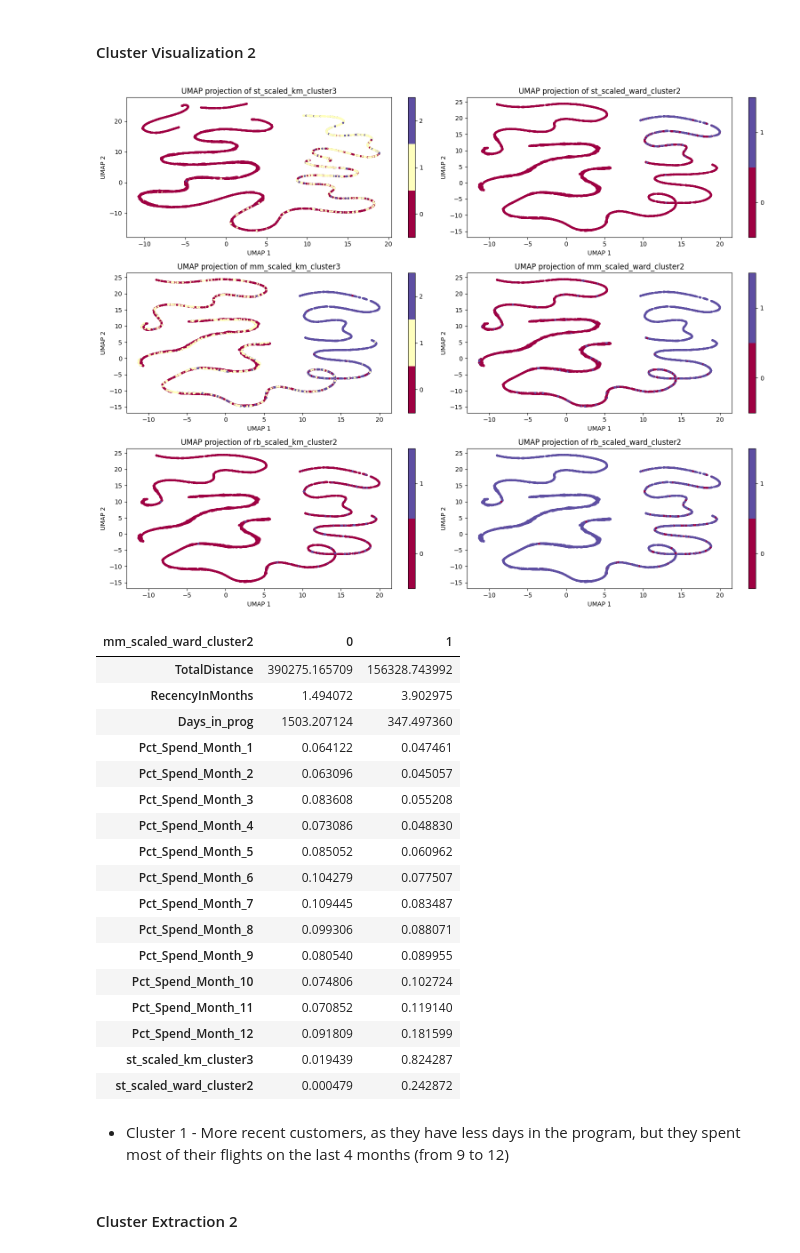
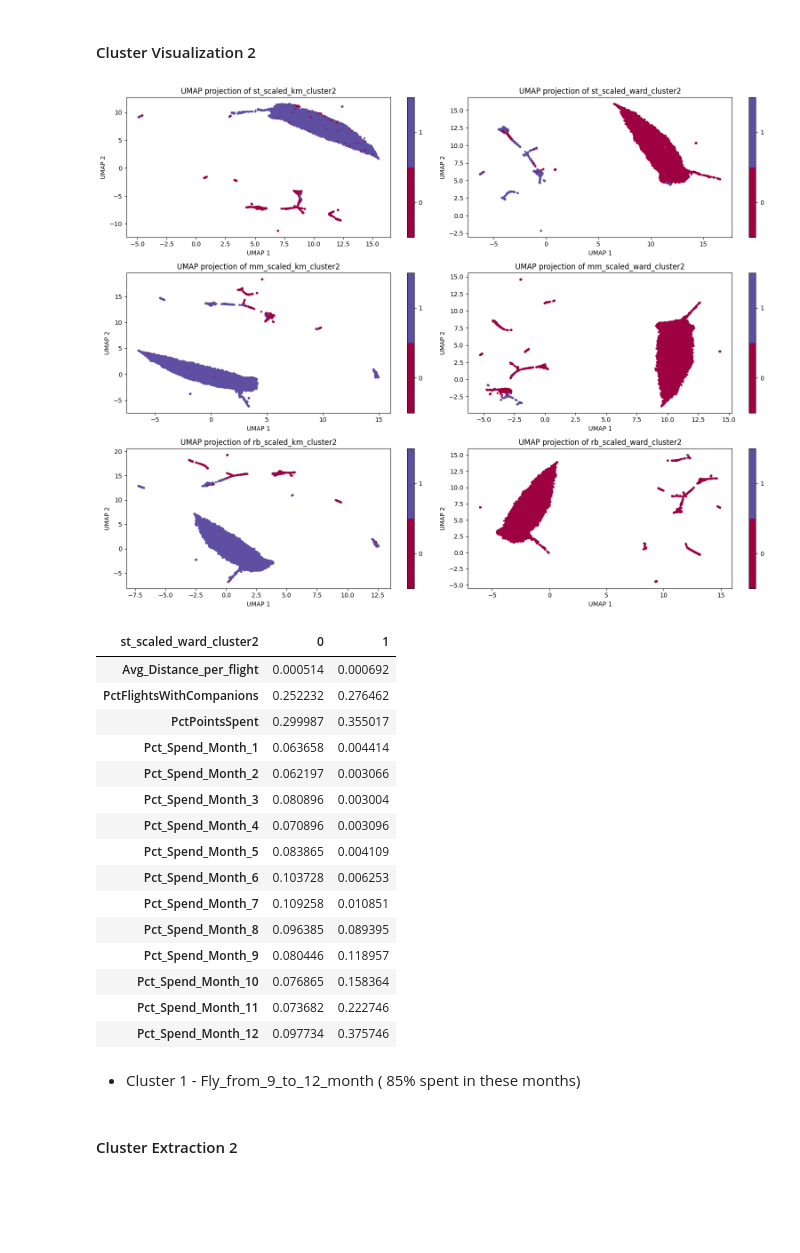
Before and after one commit to andrerangelferreira/DataMiningProject_AIAI_Group51, a Jupyter notebook: notebooks/Miguel__Group51_BehaviourClustering_Code.ipynb, the cells around one changed output. Cells and saved outputs as stored; diff of their text form; code cells hidden in the pictures; blank space fills up the shorter version.

```diff
--- a/notebooks/Miguel__Group51_BehaviourClustering_Code.ipynb
+++ b/notebooks/Miguel__Group51_BehaviourClustering_Code.ipynb
@@ -235,9 +204,9 @@ no_flights
 # %%
 # List of cluster labels to exclude
-exclude_clusters = [1]
+exclude_clusters = [2]
 
 # Filter the original dataset to exclude rows with specified cluster labels
-data_filtered1 = data[~data['rb_scaled_km_cluster4'].isin(exclude_clusters)]
+data_filtered1 = data[~data['st_scaled_km_cluster3'].isin(exclude_clusters)]
 # %%
 data_filtered1
 # %% [output]
@@ -328,7 +297,7 @@ plot_inertia_and_silhouette(behavioral_data_1_st_scl)
 # %%
-kmeans_st_scl = KMeans(n_clusters=3, random_state=42).fit(behavioral_data_1_st_scl)
-data_filtered11['st_scaled_km_cluster3'] = kmeans_st_scl.predict(behavioral_data_1_st_scl)
-behavioral_data_1['st_scaled_km_cluster3'] = kmeans_st_scl.predict(behavioral_data_1_st_scl)
+kmeans_st_scl = KMeans(n_clusters=2, random_state=42).fit(behavioral_data_1_st_scl)
+data_filtered11['st_scaled_km_cluster2'] = kmeans_st_scl.predict(behavioral_data_1_st_scl)
+behavioral_data_1['st_scaled_km_cluster2'] = kmeans_st_scl.predict(behavioral_data_1_st_scl)
 # %%
 plot_dendrogram(behavioral_data_1_st_scl, 'ward')
 # %% [output]
@@ -350,7 +319,7 @@ plot_inertia_and_silhouette(behavioral_data_1_mm_scl)
 # %%
-kmeans_mm_scl = KMeans(n_clusters=3, random_state=42).fit(behavioral_data_1_mm_scl)
-data_filtered11['mm_scaled_km_cluster3'] = kmeans_mm_scl.predict(behavioral_data_1_mm_scl)
-behavioral_data_1['mm_scaled_km_cluster3'] = kmeans_mm_scl.predict(behavioral_data_1_mm_scl)
+kmeans_mm_scl = KMeans(n_clusters=2, random_state=42).fit(behavioral_data_1_mm_scl)
+data_filtered11['mm_scaled_km_cluster2'] = kmeans_mm_scl.predict(behavioral_data_1_mm_scl)
+behavioral_data_1['mm_scaled_km_cluster2'] = kmeans_mm_scl.predict(behavioral_data_1_mm_scl)
 # %%
 plot_dendrogram(behavioral_data_1_mm_scl, 'ward')
 # %% [output]
@@ -389,36 +358,34 @@ behavioral_data_1['rb_scaled_ward_cluster2'] = AgglomerativeClustering(
 # %% [markdown]
 #### Cluster Visualization 2
 # %%
-cluster_filter1 = ["st_scaled_km_cluster3",	"st_scaled_ward_cluster2",
-                   "mm_scaled_km_cluster3", "mm_scaled_ward_cluster2",
+cluster_filter1 = ["st_scaled_km_cluster2",	"st_scaled_ward_cluster2",
+                   "mm_scaled_km_cluster2", "mm_scaled_ward_cluster2",
                    "rb_scaled_km_cluster2",	"rb_scaled_ward_cluster2"]
 # %%
-plot_umap_projections(behavioral_data_1, cluster_filter1)
+plot_umap_projections(behavioral_data_1, cluster_filter1, n_neighbors= 40, min_dist= 0.1)
 # %% [output]
-[figure, old version]
+[figure, new version]
 # %%
-groupby_mean(behavioral_data_1, 'mm_scaled_ward_cluster2', n_features= 16)
+groupby_mean(behavioral_data_1, 'st_scaled_ward_cluster2', n_features= 14)
 # %% [output]
-| mm_scaled_ward_cluster2 | 0 | 1 |
-| TotalDistance | 390275.165709 | 156328.743992 |
-| RecencyInMonths | 1.494072 | 3.902975 |
-| Days_in_prog | 1503.207124 | 347.497360 |
-| Pct_Spend_Month_1 | 0.064122 | 0.047461 |
-| Pct_Spend_Month_2 | 0.063096 | 0.045057 |
-| Pct_Spend_Month_3 | 0.083608 | 0.055208 |
-| Pct_Spend_Month_4 | 0.073086 | 0.048830 |
-| Pct_Spend_Month_5 | 0.085052 | 0.060962 |
-| Pct_Spend_Month_6 | 0.104279 | 0.077507 |
-| Pct_Spend_Month_7 | 0.109445 | 0.083487 |
-| Pct_Spend_Month_8 | 0.099306 | 0.088071 |
-| Pct_Spend_Month_9 | 0.080540 | 0.089955 |
-| Pct_Spend_Month_10 | 0.074806 | 0.102724 |
-| Pct_Spend_Month_11 | 0.070852 | 0.119140 |
-| Pct_Spend_Month_12 | 0.091809 | 0.181599 |
-| st_scaled_km_cluster3 | 0.019439 | 0.824287 |
-| st_scaled_ward_cluster2 | 0.000479 | 0.242872 |
+| st_scaled_ward_cluster2 | 0 | 1 |
+| Avg_Distance_per_flight | 0.000514 | 0.000692 |
+| PctFlightsWithCompanions | 0.252232 | 0.276462 |
+| PctPointsSpent | 0.299987 | 0.355017 |
+| Pct_Spend_Month_1 | 0.063658 | 0.004414 |
+| Pct_Spend_Month_2 | 0.062197 | 0.003066 |
+| Pct_Spend_Month_3 | 0.080896 | 0.003004 |
+| Pct_Spend_Month_4 | 0.070896 | 0.003096 |
+| Pct_Spend_Month_5 | 0.083865 | 0.004109 |
+| Pct_Spend_Month_6 | 0.103728 | 0.006253 |
+| Pct_Spend_Month_7 | 0.109258 | 0.010851 |
+| Pct_Spend_Month_8 | 0.096385 | 0.089395 |
+| Pct_Spend_Month_9 | 0.080446 | 0.118957 |
+| Pct_Spend_Month_10 | 0.076865 | 0.158364 |
+| Pct_Spend_Month_11 | 0.073682 | 0.222746 |
+| Pct_Spend_Month_12 | 0.097734 | 0.375746 |
 # %% [markdown]
-- Cluster 1 - More recent customers, as they have less days in the program, but they spent most of their flights on the last 4 months (from 9 to 12)
+- Cluster 1 - Fly_from_9_to_12_month ( 85% spent in these months)
 # %% [markdown]
 #### Cluster Extraction 2
 # %%
```
Also changed, not shown: parts of 59 cells of this notebook, 4 other files.
